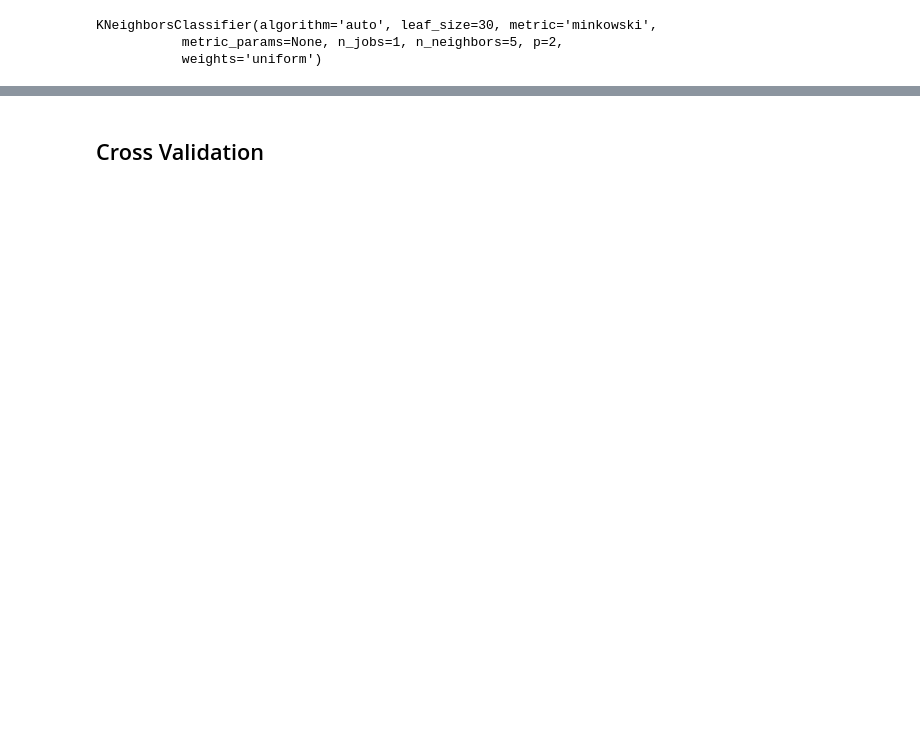
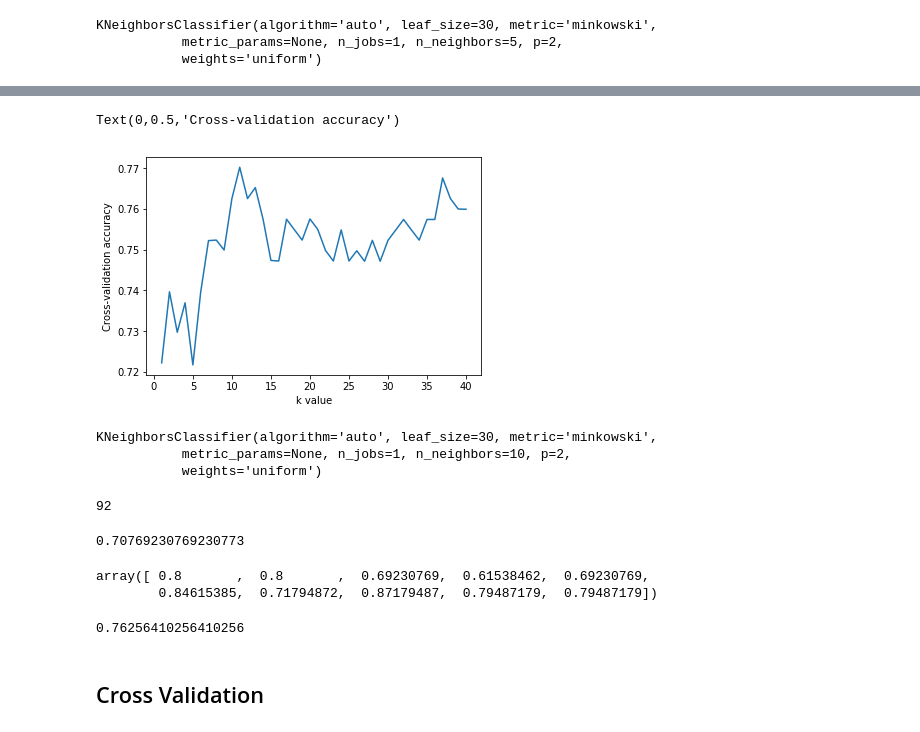
Before and after one commit to npradaschnor/Pima-Indians-Diabetes-Dataset, a Jupyter notebook: Pima Indians Diabetes Dataset.ipynb, the cells around one changed output, grey strips where cells are left out. Cells and saved outputs as stored; diff of their text form; code cells hidden in the pictures; blank space fills up the shorter version.

Commit message:
cross validation

```diff
--- a/Pima Indians Diabetes Dataset.ipynb
+++ b/Pima Indians Diabetes Dataset.ipynb
@@ -709,0 +698,4 @@ KNeighborsClassifier(algorithm='auto', leaf_size=30, metric='minkowski',
+# %%
+# 10-fold cross-validation with knn = 5
+scores = cross_val_score (knn, inputs, outputs, cv =10, scoring = 'accuracy')
+scores
@@ -709,0 +711,8 @@ KNeighborsClassifier(algorithm='auto', leaf_size=30, metric='minkowski',
+# %%
+k_range = range(1,41)
+k_scores = []
+# %%
+for k in k_range:
+    knn = nei.KNeighborsClassifier(n_neighbors=k)
+    scores = cross_val_score (knn, inputs, outputs, cv = 10, scoring = 'accuracy')
+    k_scores.append(scores.mean())
@@ -710,3 +739,43 @@ KNeighborsClassifier(algorithm='auto', leaf_size=30, metric='minkowski',
+# %%
+#Visualise best k number
+
+plt.plot(k_range, k_scores)
+plt.xlabel ('k value')
+plt.ylabel('Cross-validation accuracy')
+# %% [output]
+Text(0,0.5,'Cross-validation accuracy')
+[figure, added]
+# %%
+# Optimal value for k is 10
+
+knn = nei.KNeighborsClassifier(n_neighbors=10)
+knn.fit(inputs_train, outputs_train)
+# %% [output]
+KNeighborsClassifier(algorithm='auto', leaf_size=30, metric='minkowski',
+           metric_params=None, n_jobs=1, n_neighbors=10, p=2,
+           weights='uniform')
+# %%
+(knn.predict(inputs_test) == outputs_test).sum()
+# %% [output]
+92
+# %%
+outputs_pred = knn.predict(inputs_test)
+accuracy = metrics.accuracy_score(outputs_test, outputs_pred)
+accuracy #79.2%
+# %% [output]
+0.70769230769230773
+# %%
+# 10-fold cross-validation with knn = 3
+scores = cross_val_score (knn, inputs, outputs, cv =10, scoring = 'accuracy')
+scores #accuracy scores arrays (from 61.5% to 84.6%)
+# %% [output]
+array([ 0.8       ,  0.8       ,  0.69230769,  0.61538462,  0.69230769,
+        0.84615385,  0.71794872,  0.87179487,  0.79487179,  0.79487179])
+# %%
+# Average accuracy score
+scores.mean()
+# %% [output]
+0.76256410256410256
 # %% [markdown]
 ## Cross Validation
 # %%
```
Also changed, not shown: parts of 13 cells of this notebook.
